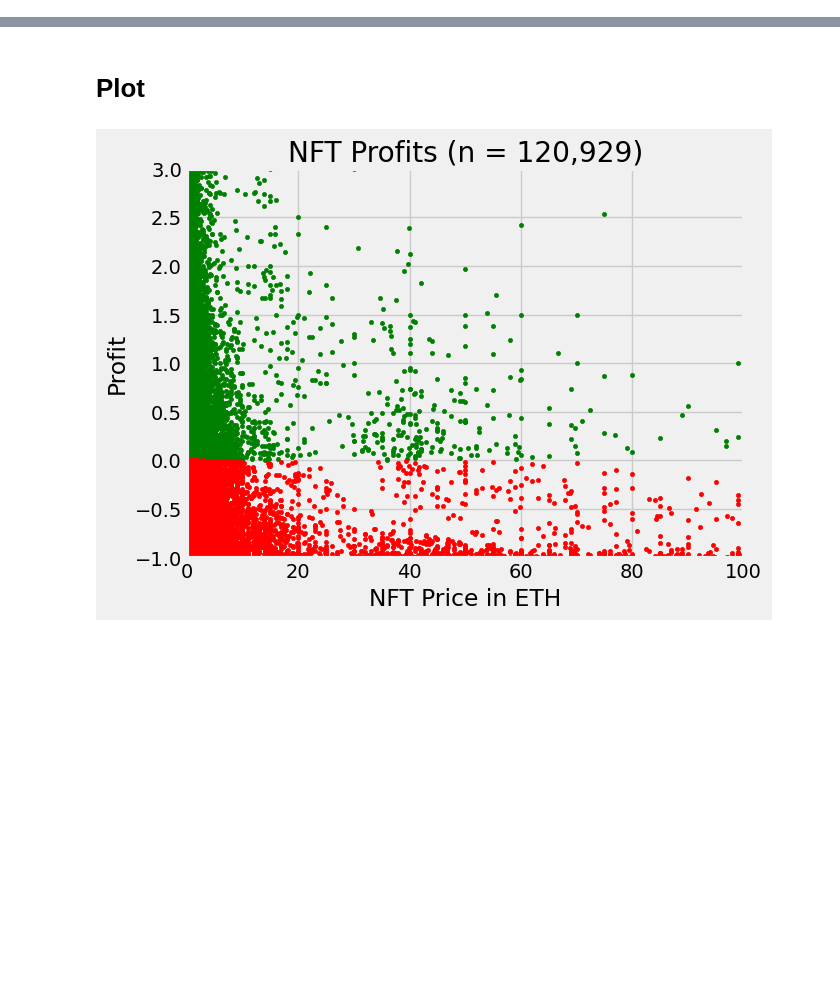
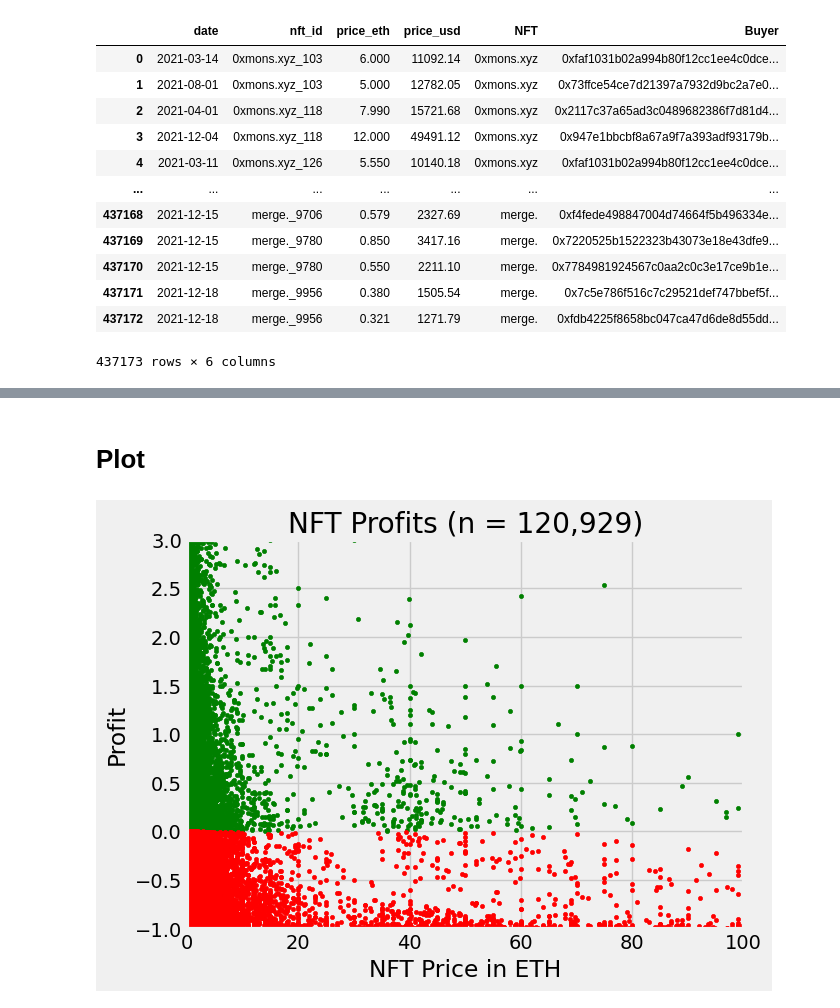
Before and after one commit to vfcapital/bachelor-thesis, a Jupyter notebook: bachelorthesis/nft_analysis.ipynb, the cells around one changed output, grey strips where cells are left out. Saved outputs shown, nothing was run; the diff lists cells and outputs as text; code cells hidden in the pictures; blank space fills up the shorter version.

```diff
--- a/bachelorthesis/nft_analysis.ipynb
+++ b/bachelorthesis/nft_analysis.ipynb
@@ -22,0 +101,16 @@ nft_profits
+# %%
+nft_trades
+# %% [output]
+|  | date | nft_id | price_eth | price_usd | NFT | Buyer |
+| 0 | 2021-03-14 | 0xmons.xyz_103 | 6.000 | 11092.14 | 0xmons.xyz | 0xfaf1031b02a994b80f12cc1ee4c0dce... |
+| 1 | 2021-08-01 | 0xmons.xyz_103 | 5.000 | 12782.05 | 0xmons.xyz | 0x73ffce54ce7d21397a7932d9bc2a7e0... |
+| 2 | 2021-04-01 | 0xmons.xyz_118 | 7.990 | 15721.68 | 0xmons.xyz | 0x2117c37a65ad3c0489682386f7d81d4... |
+| 3 | 2021-12-04 | 0xmons.xyz_118 | 12.000 | 49491.12 | 0xmons.xyz | 0x947e1bbcbf8a67a9f7a393adf93179b... |
+| 4 | 2021-03-11 | 0xmons.xyz_126 | 5.550 | 10140.18 | 0xmons.xyz | 0xfaf1031b02a994b80f12cc1ee4c0dce... |
+| ... | ... | ... | ... | ... | ... | ... |
+| 437168 | 2021-12-15 | merge._9706 | 0.579 | 2327.69 | merge. | 0xf4fede498847004d74664f5b496334e... |
+| 437169 | 2021-12-15 | merge._9780 | 0.850 | 3417.16 | merge. | 0x7220525b1522323b43073e18e43dfe9... |
+| 437170 | 2021-12-15 | merge._9780 | 0.550 | 2211.10 | merge. | 0x7784981924567c0aa2c0c3e17ce9b1e... |
+| 437171 | 2021-12-18 | merge._9956 | 0.380 | 1505.54 | merge. | 0x7c5e786f516c7c29521def747bbef5f... |
+| 437172 | 2021-12-18 | merge._9956 | 0.321 | 1271.79 | merge. | 0xfdb4225f8658bc047ca47d6de8d55dd... |
+437173 rows × 6 columns
```
Also changed, not shown: parts of 19 cells of this notebook, 2 other files.
